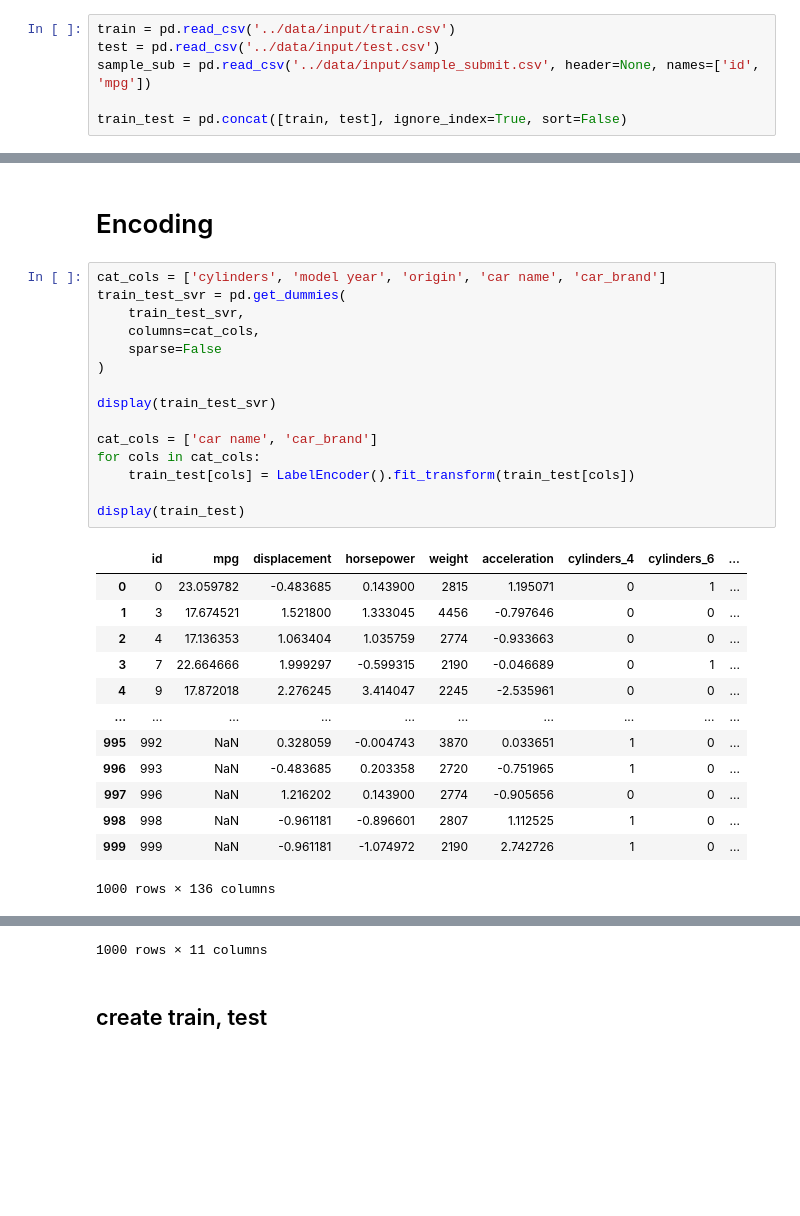
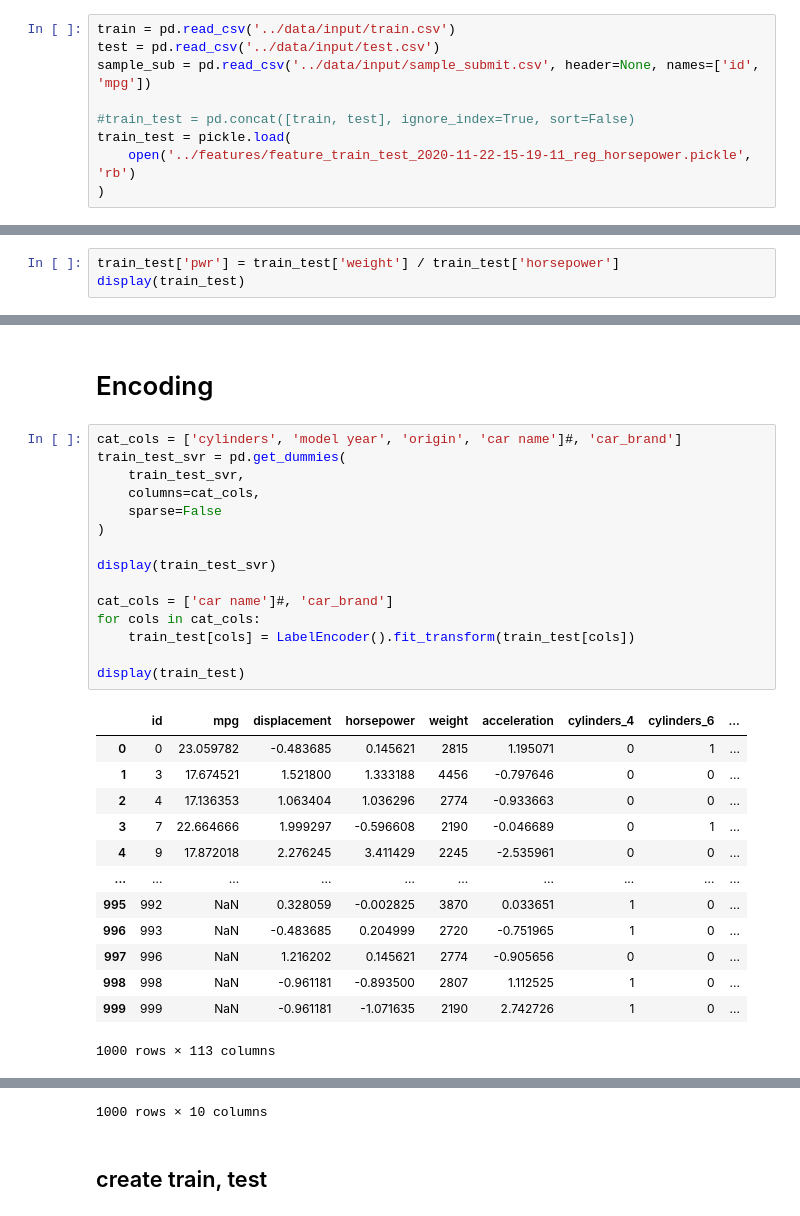
Before and after one commit to YusukeAmg/SIGNATE_4th_BeginnerOnlyCompetition, a Jupyter notebook: notebook/Stacking.ipynb, the cells around one changed output, grey strips where cells are left out. Drawn from its saved outputs; the diff is of its cells as text; blank space fills up the shorter version.

```diff
--- a/notebook/Stacking.ipynb
+++ b/notebook/Stacking.ipynb
@@ -47,7 +47,10 @@ train = pd.read_csv('../data/input/train.csv')
 test = pd.read_csv('../data/input/test.csv')
 sample_sub = pd.read_csv('../data/input/sample_submit.csv', header=None, names=['id', 'mpg'])
 
-train_test = pd.concat([train, test], ignore_index=True, sort=False)
+#train_test = pd.concat([train, test], ignore_index=True, sort=False)
+train_test = pickle.load(
+    open('../features/feature_train_test_2020-11-22-15-19-11_reg_horsepower.pickle', 'rb')
+)
 # %% [markdown]
 # Preprocess
 # %%
@@ -81,0 +80,3 @@ display(train_test)
+# %%
+train_test['pwr'] = train_test['weight'] / train_test['horsepower']
+display(train_test)
@@ -105,34 +120,34 @@ display(train_test_svr)
 # %% [markdown]
 # Encoding
 # %%
-cat_cols = ['cylinders', 'model year', 'origin', 'car name', 'car_brand']
+cat_cols = ['cylinders', 'model year', 'origin', 'car name']#, 'car_brand']
 train_test_svr = pd.get_dummies(
     train_test_svr,
     columns=cat_cols,
     sparse=False
 )
 
 display(train_test_svr)
 
-cat_cols = ['car name', 'car_brand']
+cat_cols = ['car name']#, 'car_brand']
 for cols in cat_cols:
     train_test[cols] = LabelEncoder().fit_transform(train_test[cols])
 
 display(train_test)
 # %% [output]
 |  | id | mpg | displacement | horsepower | weight | acceleration | cylinders_4 | cylinders_6 | ... |
-| 0 | 0 | 23.059782 | -0.483685 | 0.143900 | 2815 | 1.195071 | 0 | 1 | ... |
-| 1 | 3 | 17.674521 | 1.521800 | 1.333045 | 4456 | -0.797646 | 0 | 0 | ... |
-| 2 | 4 | 17.136353 | 1.063404 | 1.035759 | 2774 | -0.933663 | 0 | 0 | ... |
-| 3 | 7 | 22.664666 | 1.999297 | -0.599315 | 2190 | -0.046689 | 0 | 1 | ... |
-| 4 | 9 | 17.872018 | 2.276245 | 3.414047 | 2245 | -2.535961 | 0 | 0 | ... |
+| 0 | 0 | 23.059782 | -0.483685 | 0.145621 | 2815 | 1.195071 | 0 | 1 | ... |
+| 1 | 3 | 17.674521 | 1.521800 | 1.333188 | 4456 | -0.797646 | 0 | 0 | ... |
+| 2 | 4 | 17.136353 | 1.063404 | 1.036296 | 2774 | -0.933663 | 0 | 0 | ... |
+| 3 | 7 | 22.664666 | 1.999297 | -0.596608 | 2190 | -0.046689 | 0 | 1 | ... |
+| 4 | 9 | 17.872018 | 2.276245 | 3.411429 | 2245 | -2.535961 | 0 | 0 | ... |
 | ... | ... | ... | ... | ... | ... | ... | ... | ... | ... |
-| 995 | 992 | NaN | 0.328059 | -0.004743 | 3870 | 0.033651 | 1 | 0 | ... |
-| 996 | 993 | NaN | -0.483685 | 0.203358 | 2720 | -0.751965 | 1 | 0 | ... |
-| 997 | 996 | NaN | 1.216202 | 0.143900 | 2774 | -0.905656 | 0 | 0 | ... |
-| 998 | 998 | NaN | -0.961181 | -0.896601 | 2807 | 1.112525 | 1 | 0 | ... |
-| 999 | 999 | NaN | -0.961181 | -1.074972 | 2190 | 2.742726 | 1 | 0 | ... |
+| 995 | 992 | NaN | 0.328059 | -0.002825 | 3870 | 0.033651 | 1 | 0 | ... |
+| 996 | 993 | NaN | -0.483685 | 0.204999 | 2720 | -0.751965 | 1 | 0 | ... |
+| 997 | 996 | NaN | 1.216202 | 0.145621 | 2774 | -0.905656 | 0 | 0 | ... |
+| 998 | 998 | NaN | -0.961181 | -0.893500 | 2807 | 1.112525 | 1 | 0 | ... |
+| 999 | 999 | NaN | -0.961181 | -1.071635 | 2190 | 2.742726 | 1 | 0 | ... |
-1000 rows × 136 columns
+1000 rows × 113 columns
 |  | id | mpg | cylinders | displacement | horsepower | weight | acceleration | model year | origin | ... |
 | 0 | 0 | 23.059782 | 6 | 140 | 110.0 | 2815 | 17.977429 | 80 | 1 | ... |
 | 1 | 3 | 17.674521 | 8 | 350 | 150.0 | 4456 | 13.514535 | 72 | 1 | ... |
@@ -145,7 +160,7 @@ display(train_test)
 | 997 | 996 | NaN | 8 | 318 | 110.0 | 2774 | 13.272636 | 75 | 1 | ... |
 | 998 | 998 | NaN | 4 | 90 | 75.0 | 2807 | 17.792560 | 77 | 1 | ... |
 | 999 | 999 | NaN | 4 | 90 | 69.0 | 2190 | 21.443561 | 72 | 2 | ... |
-1000 rows × 11 columns
+1000 rows × 10 columns
 # %% [markdown]
 ## create train, test
 # %%
```
Also changed, not shown: parts of 32 cells of this notebook, 2 other files.
